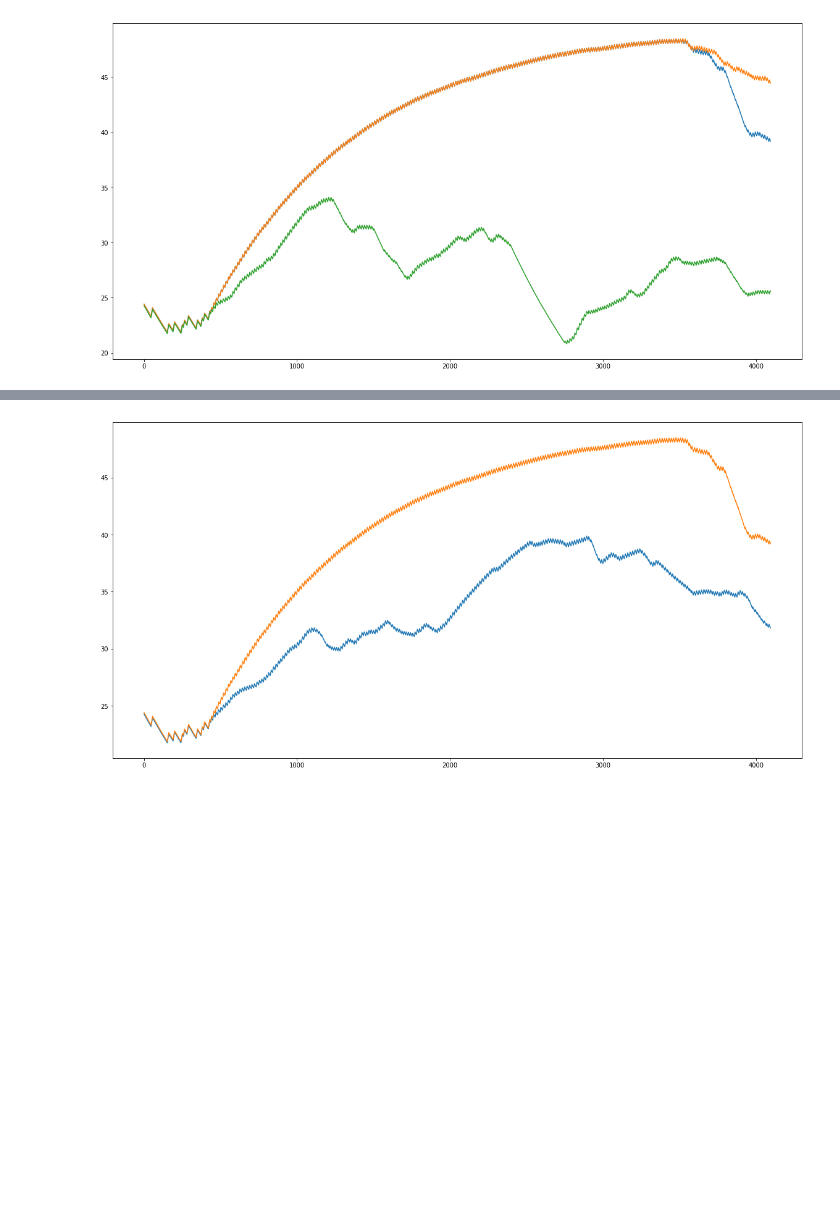
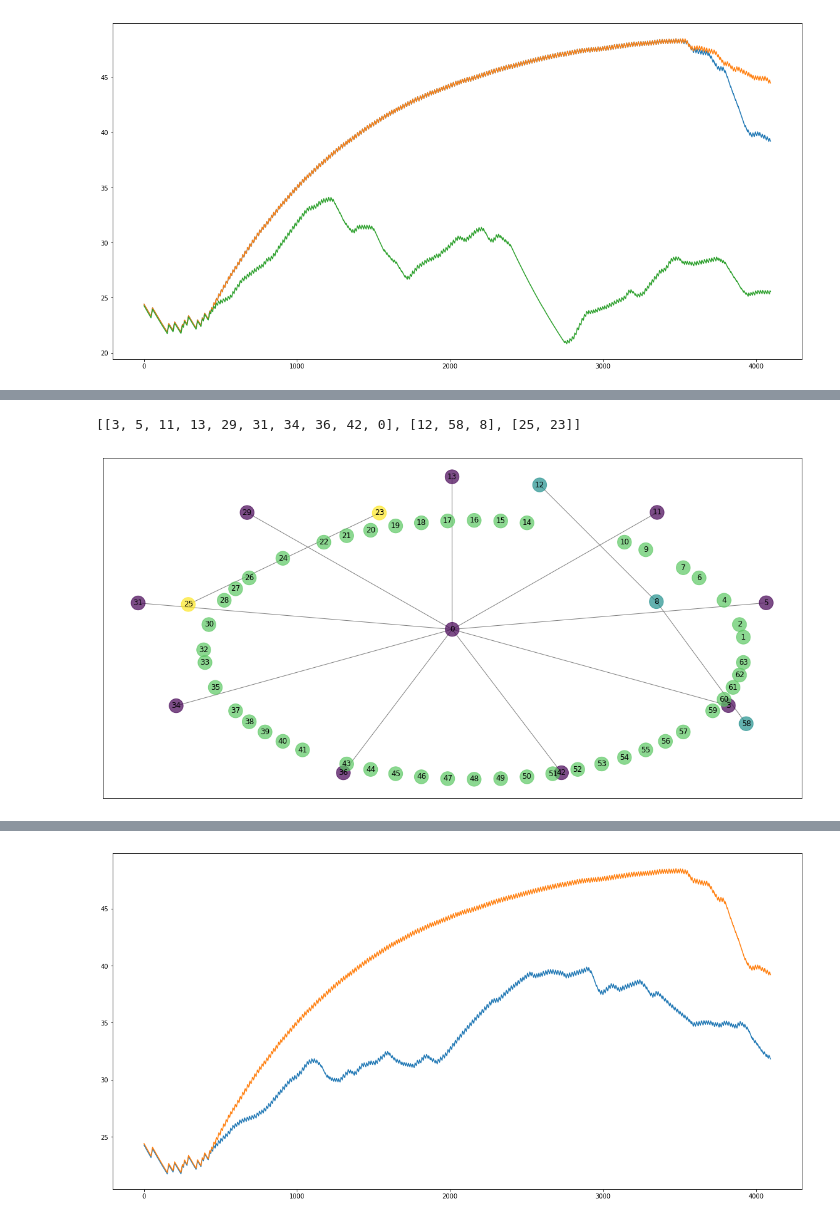
Before and after one commit to dkaravaev/neurodyn, a Jupyter notebook: Original.ipynb, the cells around one changed output, grey strips where cells are left out. Cells and saved outputs as stored; diff of their text form; code cells hidden in the pictures; blank space fills up the shorter version.

```diff
--- a/Original.ipynb
+++ b/Original.ipynb
@@ -205,5 +152,11 @@ class SWTClusterization:
 # %%
-def neuron_cluster(pattern, threshold):
+def connected(dist1, dist2, threshold_ent, threshold_moda):
+    ent_cond = dist1.jensen(dist2) <= threshold_ent
+    moda_cond = dist1.moda == dist2.moda
+    dist_cond = np.abs(dist1.value[dist1.moda] - dist2.value[dist2.moda]) <= threshold_moda
+    return ent_cond and moda_cond and dist_cond
+
+def neuron_cluster(pattern, threshold_ent, threshold_moda):
     visited = [False] * N;
     clusters = []
     pdist = CWTDistribution(pattern, Ricker())
@@ -213,7 +166,7 @@ def neuron_cluster(pattern, threshold):
             for j in range(N):
                 if not visited[j] and j != i:
                     jdist = CWTDistribution(W[i, j, 6000 : 10096], Ricker())
-                    if jdist.jensen(pdist) <= threshold:
+                    if connected(jdist, pdist, threshold_ent, threshold_moda):
                         visited[j] = True
                         cluster.append(j)
 
@@ -225,2 +291,5 @@ def neuron_cluster(pattern, threshold):
 # %%
 pattern = W[25, 23, 6000:10096]
+# %%
+wtc = WTClustering(W, pattern, CWTDistribution, Ricker())
+%time clusters = wtc.run(6000, 10096, 0.003, 0.005)
@@ -227 +299,9 @@ pattern = W[25, 23, 6000:10096]
+# %%
+clusters
+# %% [output]
+[[3, 5, 11, 13, 29, 31, 34, 36, 42, 0], [12, 58, 8], [25, 23]]
+# %%
+wtc.plot((20, 10))
+# %% [output]
+[figure, added]
 # %%
```
Also changed, not shown: parts of 13 cells of this notebook, 2 other files.
